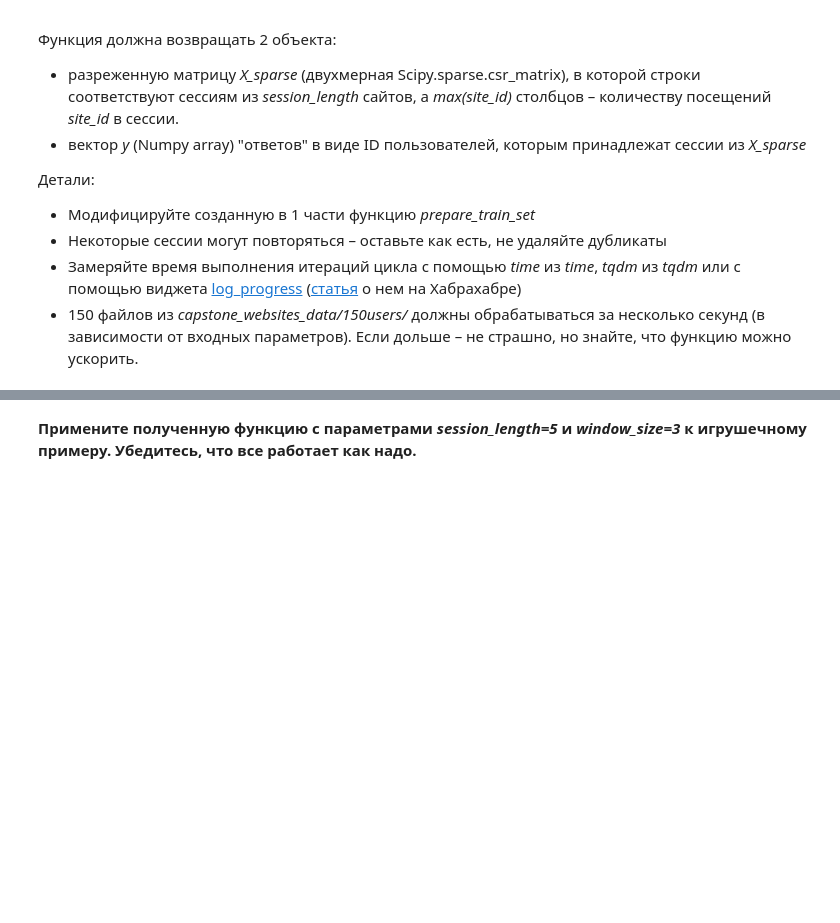
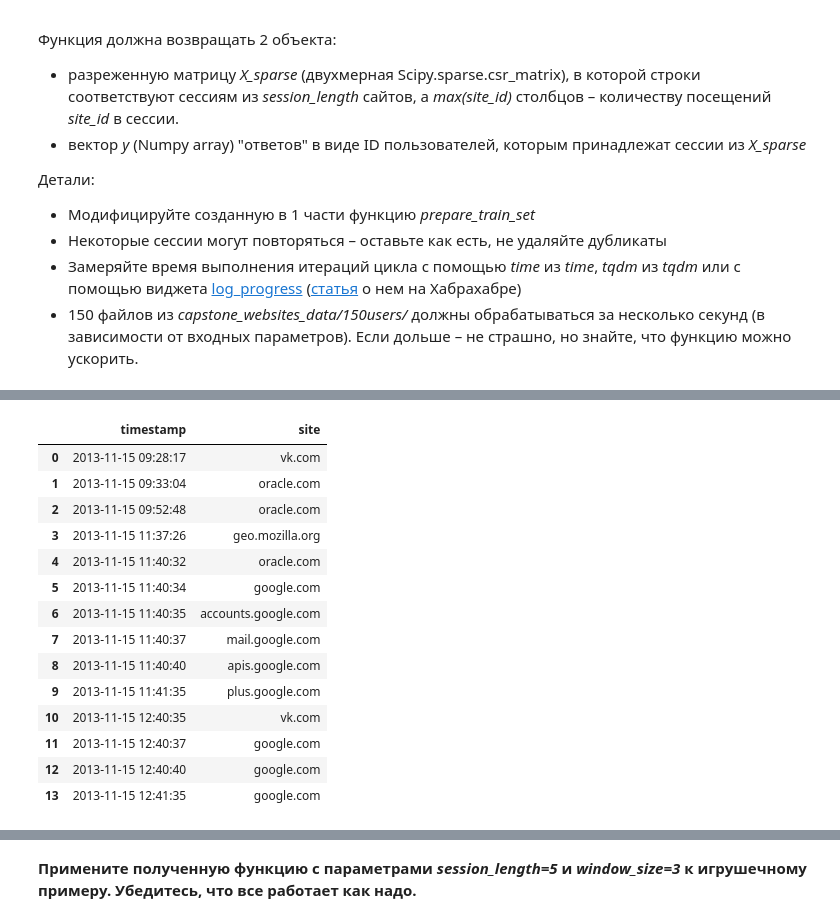
Before and after one commit to HQuality/ML_Yandex_MIPT, a Jupyter notebook: 6 Data analysis project/Internet Users Pattern Mining (Alice)/Week 2/week2_analysis_hypotheses.ipynb, the cells around one changed output, grey strips where cells are left out. Saved outputs shown, nothing was run; the diff lists cells and outputs as text; code cells hidden in the pictures; blank space fills up the shorter version.

```diff
--- a/6 Data analysis project/Internet Users Pattern Mining (Alice)/Week 2/week2_analysis_hypotheses.ipynb
+++ b/6 Data analysis project/Internet Users Pattern Mining (Alice)/Week 2/week2_analysis_hypotheses.ipynb
@@ -202,0 +197,18 @@ def prepare_sparse_train_set_window(path_to_csv_files, site_freq_path,
+# %%
+sites
+# %% [output]
+|  | timestamp | site |
+| 0 | 2013-11-15 09:28:17 | vk.com |
+| 1 | 2013-11-15 09:33:04 | oracle.com |
+| 2 | 2013-11-15 09:52:48 | oracle.com |
+| 3 | 2013-11-15 11:37:26 | geo.mozilla.org |
+| 4 | 2013-11-15 11:40:32 | oracle.com |
+| 5 | 2013-11-15 11:40:34 | google.com |
+| 6 | 2013-11-15 11:40:35 | accounts.google.com |
+| 7 | 2013-11-15 11:40:37 | mail.google.com |
+| 8 | 2013-11-15 11:40:40 | apis.google.com |
+| 9 | 2013-11-15 11:41:35 | plus.google.com |
+| 10 | 2013-11-15 12:40:35 | vk.com |
+| 11 | 2013-11-15 12:40:37 | google.com |
+| 12 | 2013-11-15 12:40:40 | google.com |
+| 13 | 2013-11-15 12:41:35 | google.com |
```
Also changed, not shown: parts of 9 cells of this notebook, 17 other files.
